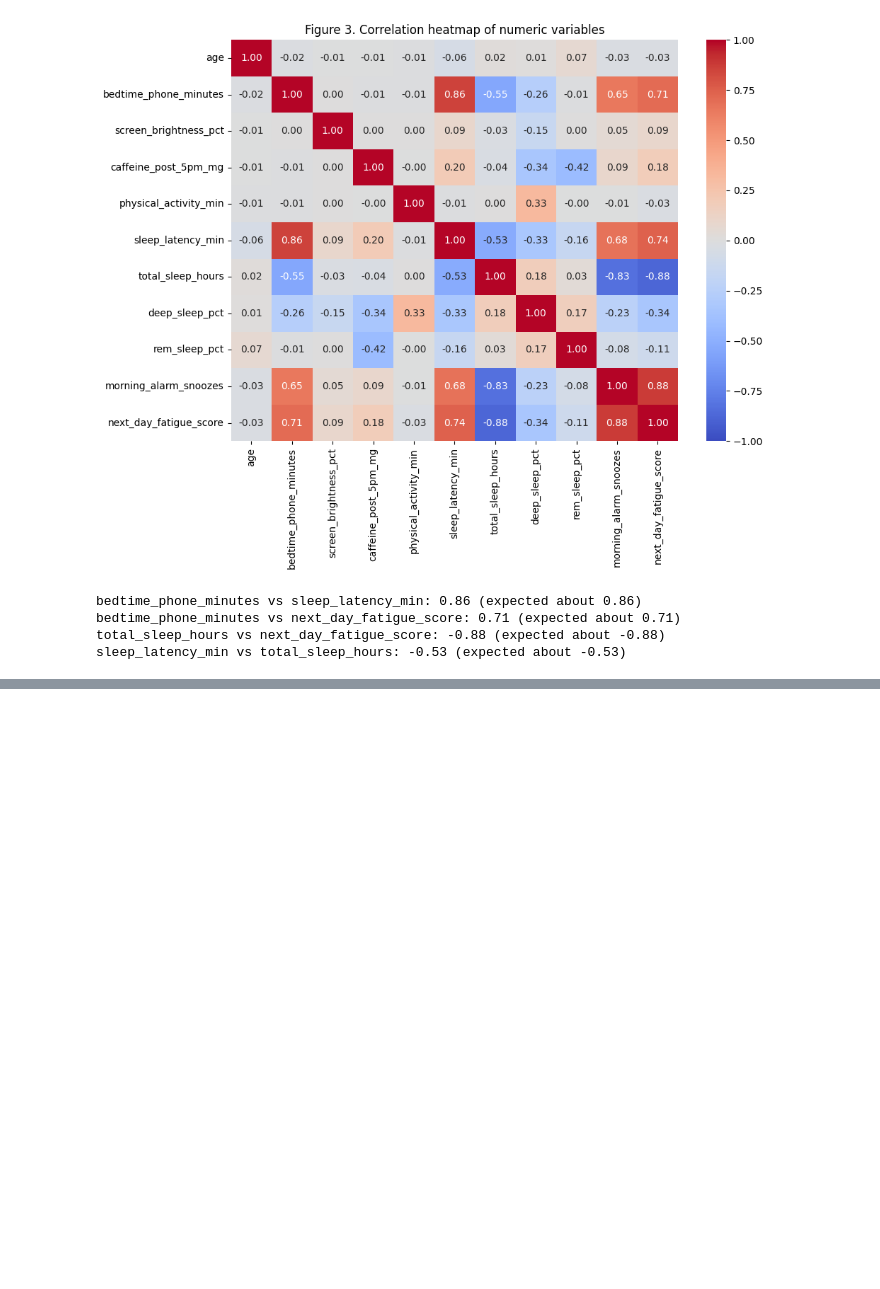
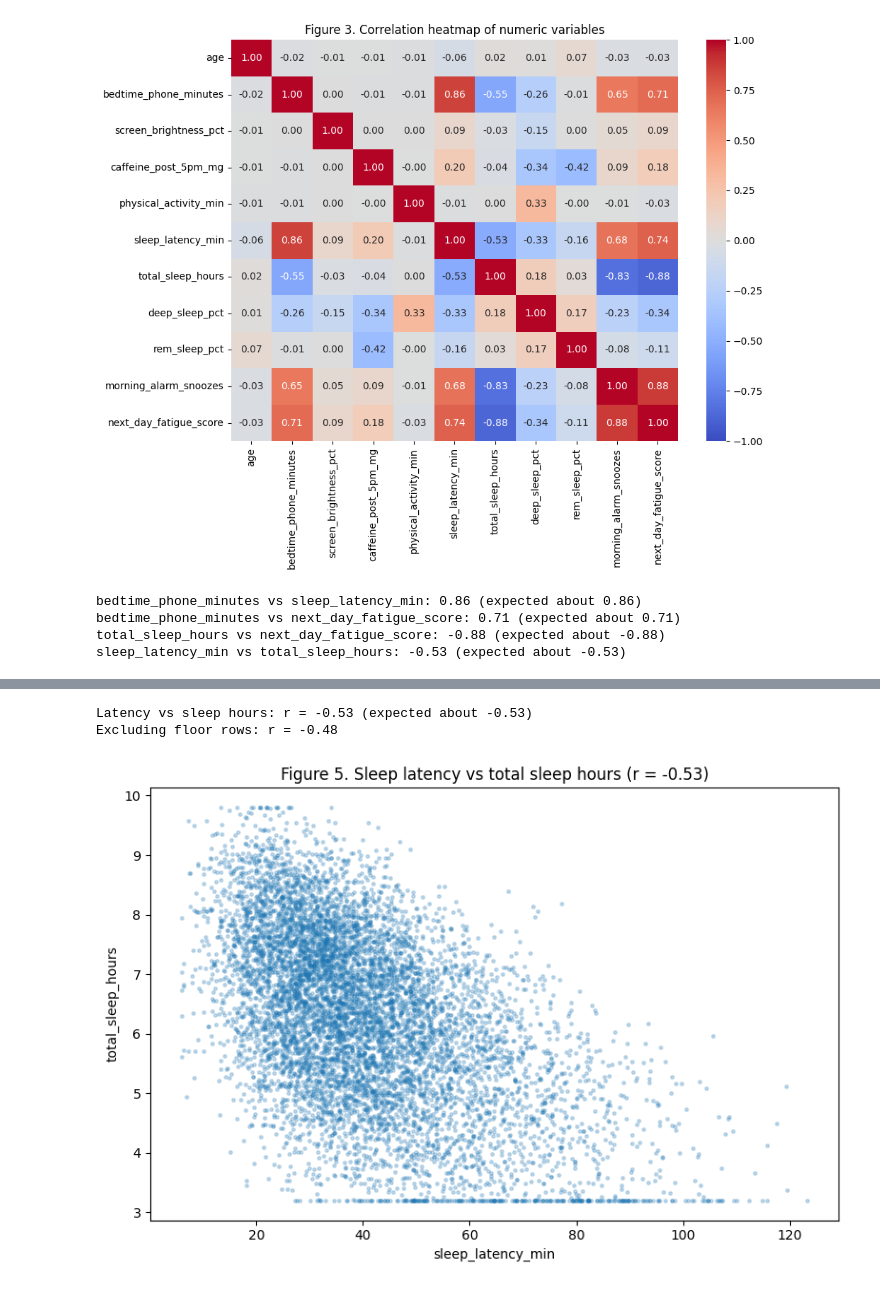
Before and after one commit to eu1dev/Data-Science, a Jupyter notebook: main.ipynb, the cells around one changed output, grey strips where cells are left out. Saved outputs shown, nothing was run; the diff lists cells and outputs as text; code cells hidden in the pictures; blank space fills up the shorter version.

```diff
--- a/main.ipynb
+++ b/main.ipynb
@@ -245,0 +301,18 @@ sleep_latency_min vs total_sleep_hours: -0.53 (expected about -0.53)
+# %%
+# %% Cell 4: Figure 5, latency vs sleep hours check (expected r about -0.53)
+r = eda["sleep_latency_min"].corr(eda["total_sleep_hours"])
+print(f"Latency vs sleep hours: r = {r:.2f} (expected about -0.53)")
+print(f"Excluding floor rows: r = {eda.loc[~at_floor, 'sleep_latency_min'].corr(eda.loc[~at_floor, 'total_sleep_hours']):.2f}")
+
+plt.figure(figsize=(8, 5.5))
+plt.scatter(eda["sleep_latency_min"], eda["total_sleep_hours"], s=6, alpha=0.25)
+plt.xlabel("sleep_latency_min")
+plt.ylabel("total_sleep_hours")
+plt.title(f"Figure 5. Sleep latency vs total sleep hours (r = {r:.2f})")
+plt.tight_layout()
+plt.savefig("figures/fig5_latency_vs_sleep.png", dpi=150)
+plt.show()
+# %% [output]
+Latency vs sleep hours: r = -0.53 (expected about -0.53)
+Excluding floor rows: r = -0.48
+[figure, added]
```
Also changed, not shown: parts of 18 cells of this notebook.
